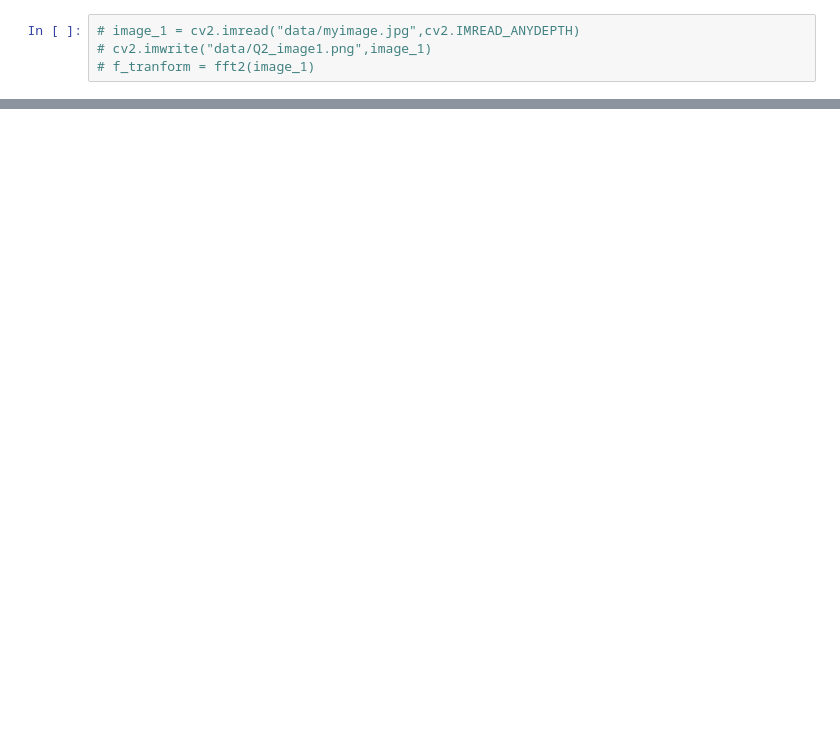
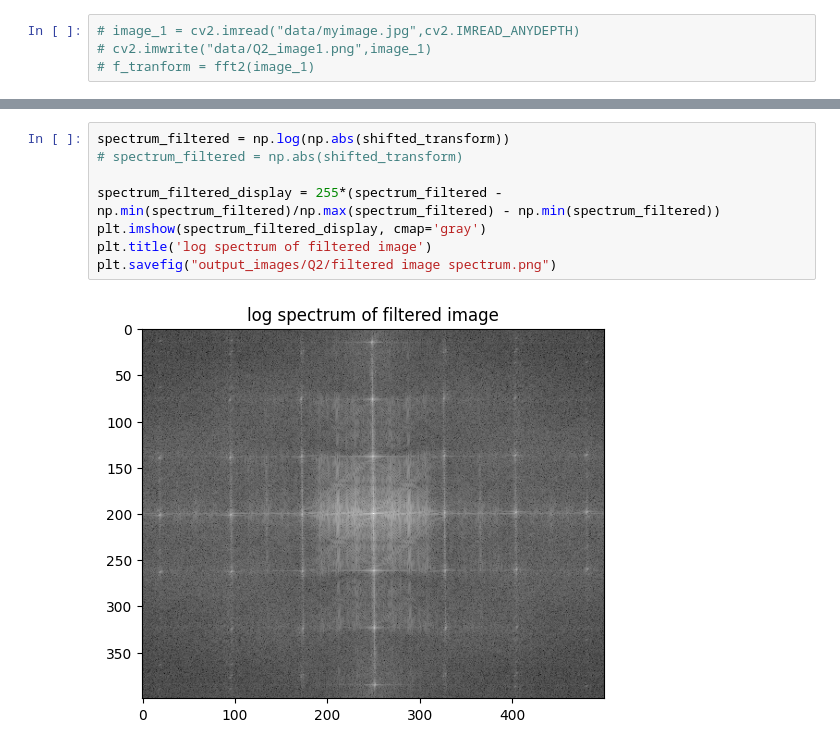
Before and after one commit to Dbasu262001/COL783_Assignments_24-25-SEM-I, a Jupyter notebook: A2/Q2.ipynb, the cells around one changed output, grey strips where cells are left out. Drawn from its saved outputs; the diff is of its cells as text; blank space fills up the shorter version.

```diff
--- a/A2/Q2.ipynb
+++ b/A2/Q2.ipynb
@@ -166,3 +175,13 @@ g_filtered = np.abs(ifft2(ifftshift(G)))
+# %%
+spectrum_filtered = np.log(np.abs(shifted_transform))
+# spectrum_filtered = np.abs(shifted_transform)
+
+spectrum_filtered_display = 255*(spectrum_filtered -np.min(spectrum_filtered)/np.max(spectrum_filtered) - np.min(spectrum_filtered))
+plt.imshow(spectrum_filtered_display, cmap='gray')
+plt.title('log spectrum of filtered image')
+plt.savefig("output_images/Q2/filtered image spectrum.png")
+# %% [output]
+[figure, added]
 # %%
 plt.imshow(g_filtered, cmap='gray')
 plt.title('Image after Notch reject filter')
```
Also changed, not shown: parts of 17 cells of this notebook, 23 other files.
